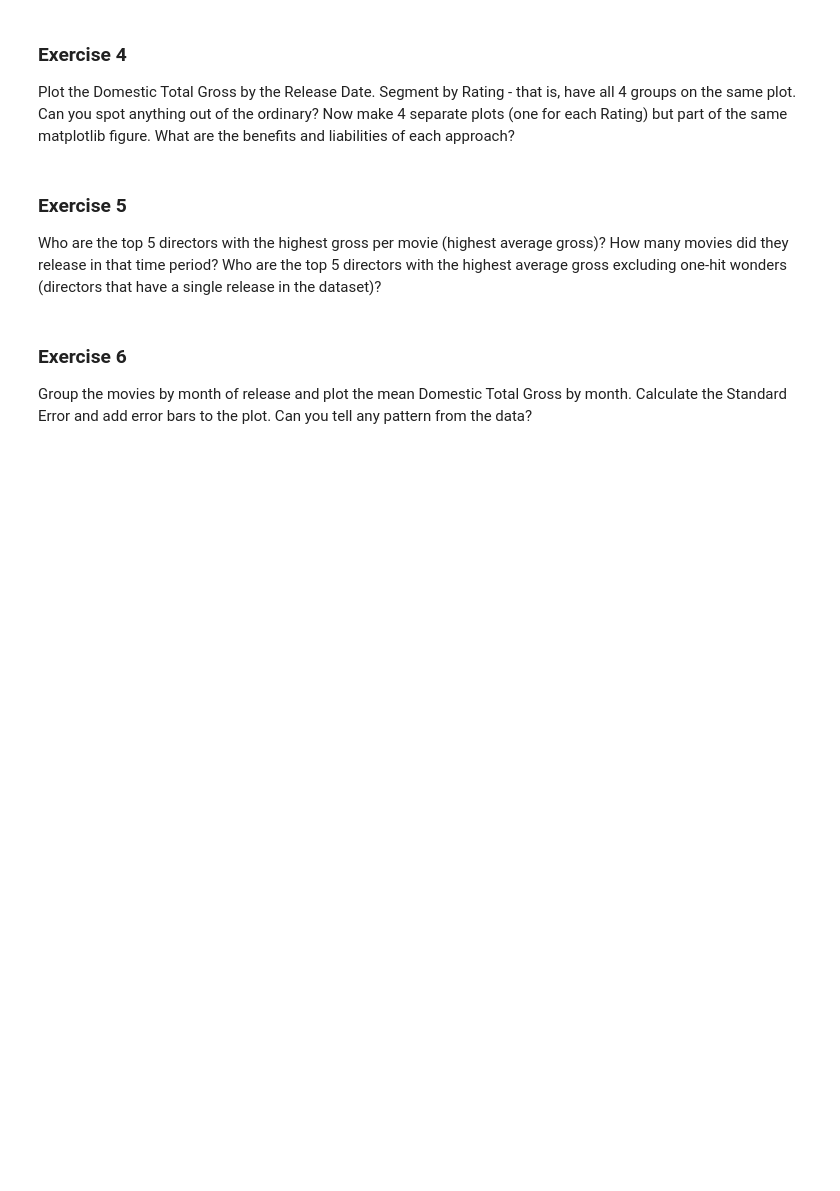
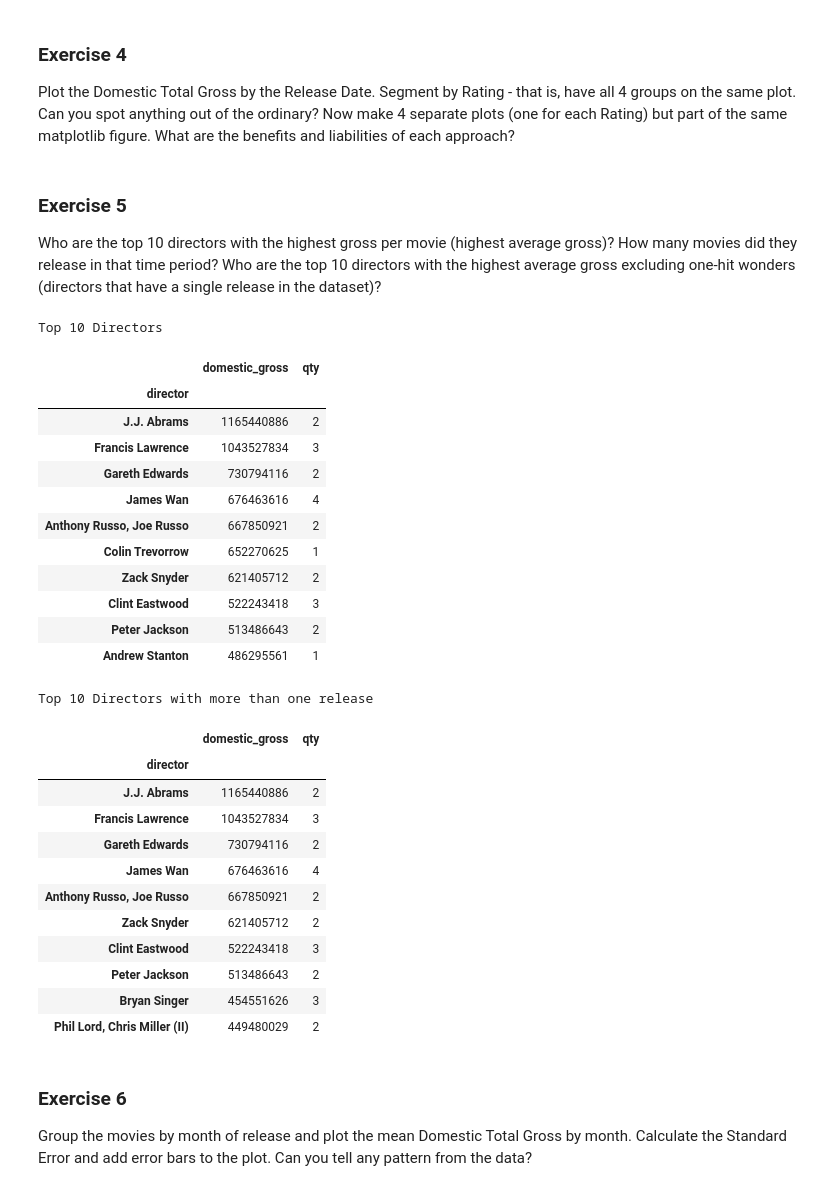
Before and after one commit to TimothyHelton/k2datascience, a Jupyter notebook: notebooks/EDA_Movies_Exercises.ipynb, the cells around one changed output. Saved outputs shown, nothing was run; the diff lists cells and outputs as text; code cells hidden in the pictures; blank space fills up the shorter version.

```diff
--- a/notebooks/EDA_Movies_Exercises.ipynb
+++ b/notebooks/EDA_Movies_Exercises.ipynb
@@ -131,7 +136,41 @@ Plot the Domestic Total Gross by the Release Date. Segment by Rating - that is,
 # %% [markdown]
 ### Exercise 5
 
-Who are the top 5 directors with the highest gross per movie (highest average gross)? How many movies did they release in that time period? Who are the top 5 directors with the highest average gross excluding one-hit wonders (directors that have a single release in the dataset)?
+Who are the top 10 directors with the highest gross per movie (highest average gross)? How many movies did they release in that time period? Who are the top 10 directors with the highest average gross excluding one-hit wonders (directors that have a single release in the dataset)?
+# %%
+directors = mov.director_performance()
+print('Top 10 Directors')
+directors.head(10)
+
+print('Top 10 Directors with more than one release')
+directors.query('qty > 1').head(10)
+# %% [output]
+Top 10 Directors
+|  | domestic_gross | qty |
+| director |  |  |
+| J.J. Abrams | 1165440886 | 2 |
+| Francis Lawrence | 1043527834 | 3 |
+| Gareth Edwards | 730794116 | 2 |
+| James Wan | 676463616 | 4 |
+| Anthony Russo, Joe Russo | 667850921 | 2 |
+| Colin Trevorrow | 652270625 | 1 |
+| Zack Snyder | 621405712 | 2 |
+| Clint Eastwood | 522243418 | 3 |
+| Peter Jackson | 513486643 | 2 |
+| Andrew Stanton | 486295561 | 1 |
+Top 10 Directors with more than one release
+|  | domestic_gross | qty |
+| director |  |  |
+| J.J. Abrams | 1165440886 | 2 |
+| Francis Lawrence | 1043527834 | 3 |
+| Gareth Edwards | 730794116 | 2 |
+| James Wan | 676463616 | 4 |
+| Anthony Russo, Joe Russo | 667850921 | 2 |
+| Zack Snyder | 621405712 | 2 |
+| Clint Eastwood | 522243418 | 3 |
+| Peter Jackson | 513486643 | 2 |
+| Bryan Singer | 454551626 | 3 |
+| Phil Lord, Chris Miller (II) | 449480029 | 2 |
 # %% [markdown]
 ### Exercise 6
 
```
Also changed, not shown: parts of 4 cells of this notebook, 1 other file.
